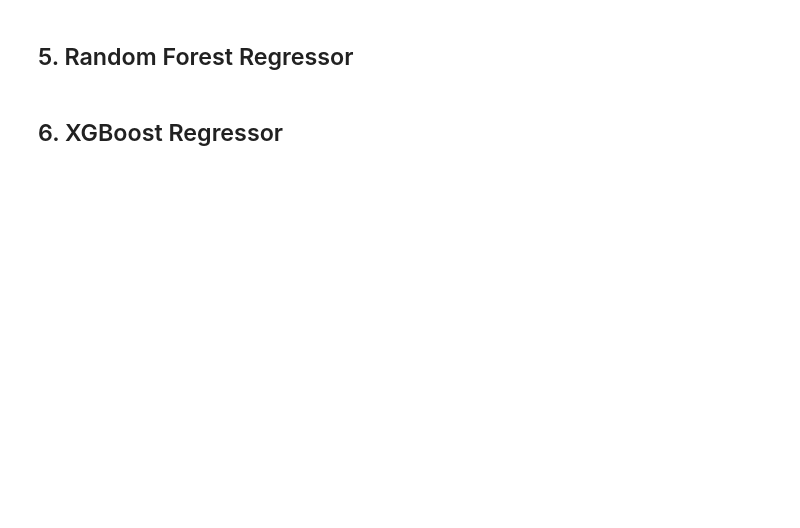
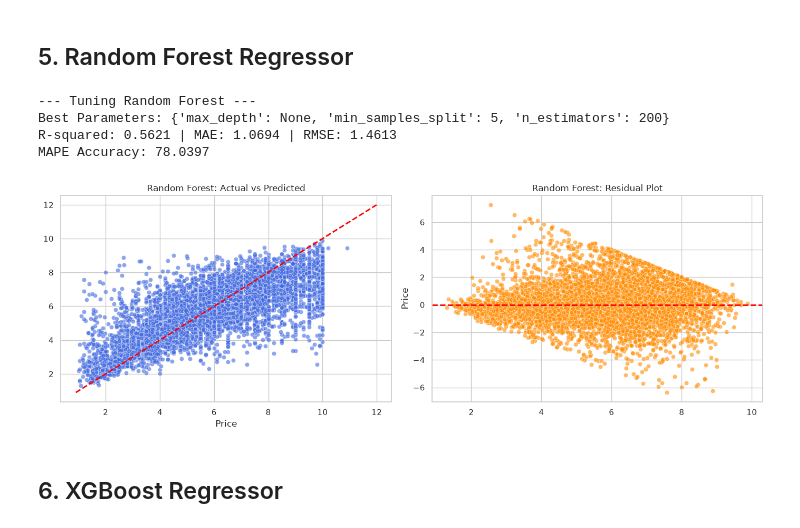
Before and after one commit to Nitditto/Intelligent_system, a Jupyter notebook: assignment_02/Training.ipynb, the cells around one changed output. Saved outputs shown, nothing was run; the diff lists cells and outputs as text; code cells hidden in the pictures; blank space fills up the shorter version.

```diff
--- a/assignment_02/Training.ipynb
+++ b/assignment_02/Training.ipynb
@@ -288,34 +354,45 @@ grid_rf.fit(X_train_scaled, y_train_log)
 print(f"Best Parameters: {grid_rf.best_params_}")
 best_rf = grid_rf.best_estimator_
 
 # Predict and Inverse Transform
 y_pred_log = best_rf.predict(X_test_scaled)
 y_pred = np.expm1(y_pred_log)
 y_te = np.expm1(y_test_log)
 
 # Calculate Metrics
 r2 = r2_score(y_te, y_pred)
 mae = mean_absolute_error(y_te, y_pred)
 rmse = np.sqrt(mean_squared_error(y_te, y_pred))
 
 print(f"R-squared: {r2:.4f} | MAE: {mae:.4f} | RMSE: {rmse:.4f}")
-model_results.append({'Model': 'Random Forest', 'R-squared': r2, 'MAE': mae, 'RMSE': rmse})
+
+# 100 - MAPE Accuracy (%)
+mape = mean_absolute_percentage_error(y_te, y_pred)
+accuracy_mape = max(0, (1 - mape) * 100)
+print(f"MAPE Accuracy: {accuracy_mape:.4f}")
+model_results.append({'Model': 'Random Forest', 'R-squared': r2, 'MAE': mae, 'RMSE': rmse, 'MAPE Accuracy': accuracy_mape})
 
 # Plotting
 fig, axes = plt.subplots(1, 2, figsize=(14, 5))
 min_val, max_val = y_te.min() * 0.9, y_te.max() * 1.1
 
 sns.scatterplot(x=y_te, y=y_pred, alpha=0.6, color='royalblue', ax=axes[0])
 axes[0].plot([min_val, max_val], [min_val, max_val], color='red', linestyle='--', linewidth=2)
 axes[0].set_title("Random Forest: Actual vs Predicted")
 
 residuals = y_te - y_pred
 sns.scatterplot(x=y_pred, y=residuals, alpha=0.6, color='darkorange', ax=axes[1])
 axes[1].axhline(y=0, color='red', linestyle='--', linewidth=2)
 axes[1].set_title("Random Forest: Residual Plot")
 
 plt.tight_layout()
 plt.show()
+# %% [output]
+--- Tuning Random Forest ---
+Best Parameters: {'max_depth': None, 'min_samples_split': 5, 'n_estimators': 200}
+R-squared: 0.5621 | MAE: 1.0694 | RMSE: 1.4613
+MAPE Accuracy: 78.0397
+[figure, added]
 # %% [markdown]
 ## 6. XGBoost Regressor
 # %%
```
Also changed, not shown: parts of 7 cells of this notebook.
